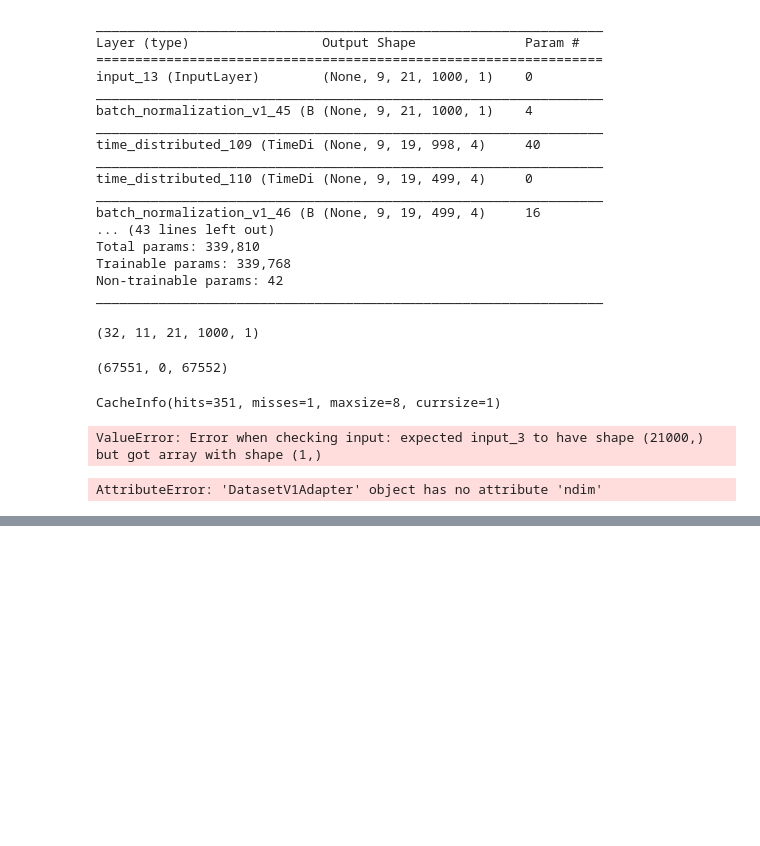
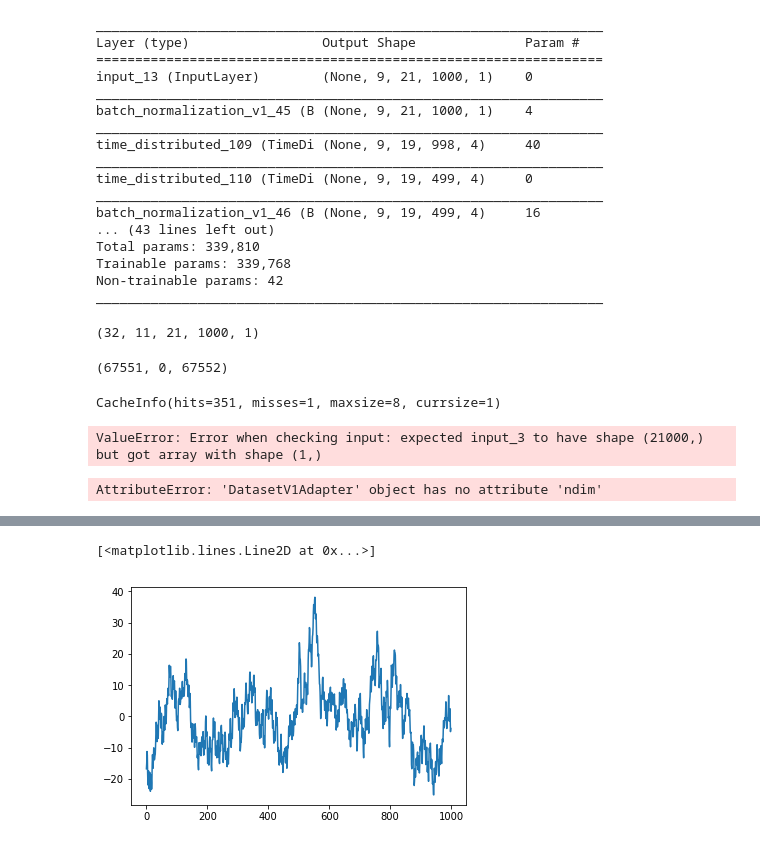
Before and after one commit to Saqibm128/eeg-tasks, a Jupyter notebook: notebooks/newDataGeneratorDesign.ipynb, the cells around one changed output, grey strips where cells are left out. Saved outputs shown, nothing was run; the diff lists cells and outputs as text; code cells hidden in the pictures; blank space fills up the shorter version.

```diff
--- a/notebooks/newDataGeneratorDesign.ipynb
+++ b/notebooks/newDataGeneratorDesign.ipynb
@@ -1417,0 +1529,2 @@ predictions = model.predict_generator(train, workers=6, use_multiprocessing=True
+# %%
+reader = EdfReader('/home/ms994/v1.5.0/edf/train/01_tcp_ar/129/00012966/s002_2015_09_02/00012966_s002_t005.edf')
@@ -1417,0 +1547,5 @@ predictions = model.predict_generator(train, workers=6, use_multiprocessing=True
+# %%
+plt.plot(reader.readSignal(14, start=0, n=250*4))
+# %% [output]
+[<matplotlib.lines.Line2D at 0x...>]
+[figure, added]
```
Also changed, not shown: parts of 32 cells of this notebook, 2 other files.
